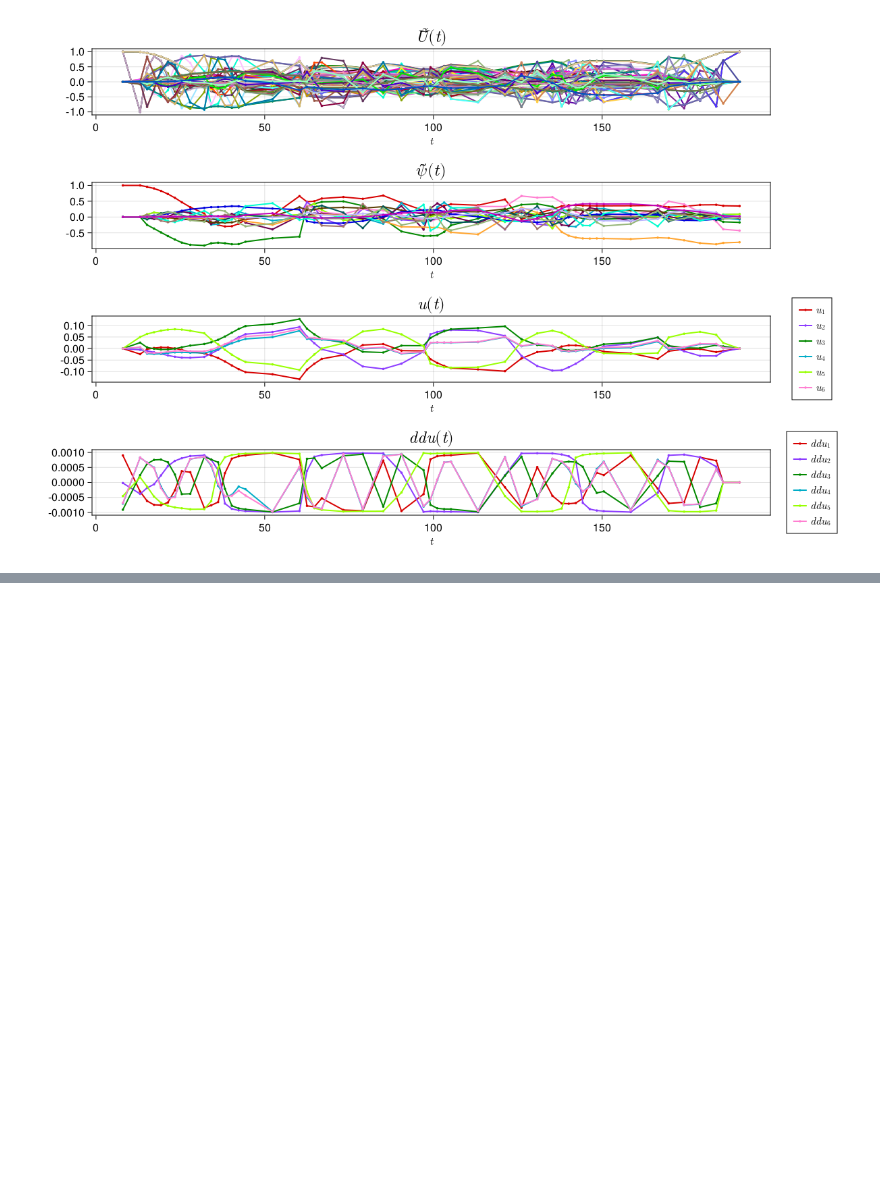
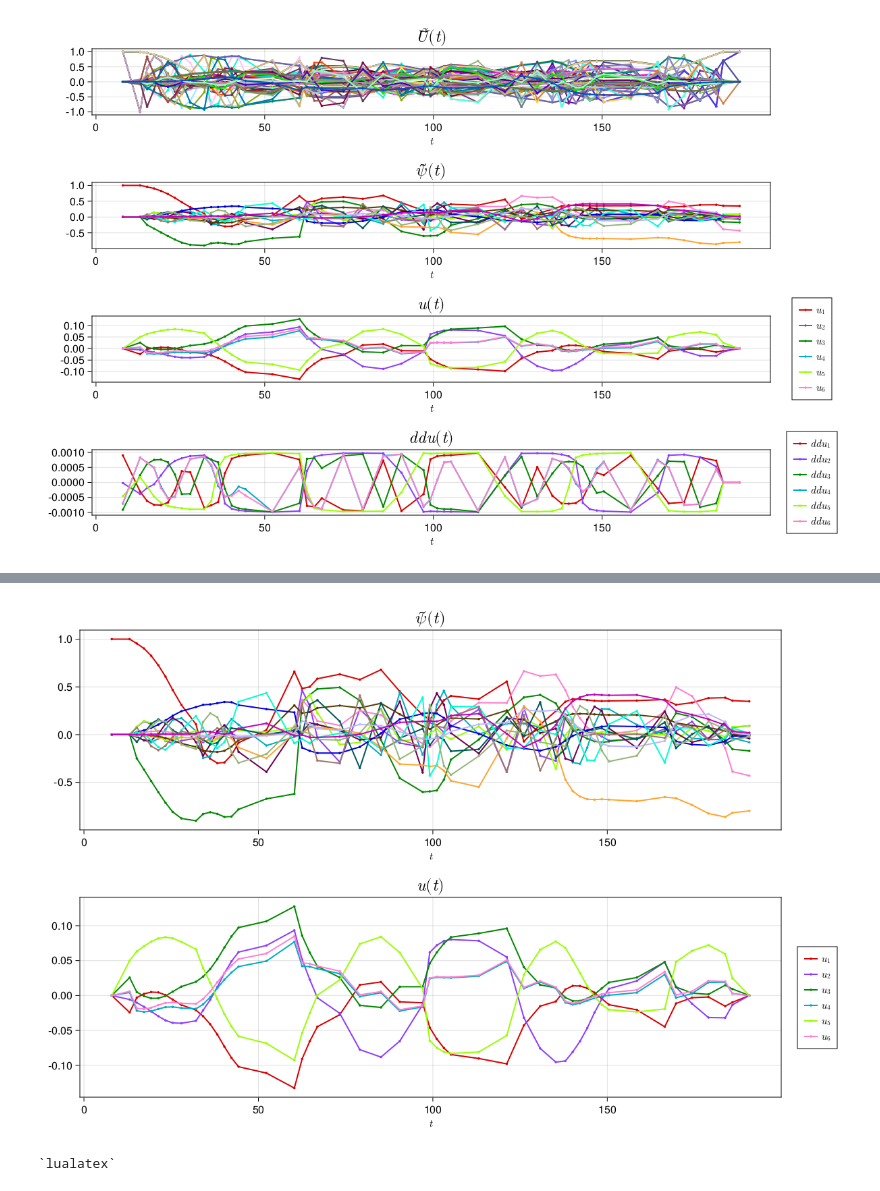
Before and after one commit to kestrelquantum/QuantumCollocation.jl, a Jupyter notebook: examples/notebooks/data_explorer.ipynb, the cells around one changed output, grey strips where cells are left out. Cells and saved outputs as stored; diff of their text form; code cells hidden in the pictures; blank space fills up the shorter version.

```diff
--- a/examples/notebooks/data_explorer.ipynb
+++ b/examples/notebooks/data_explorer.ipynb
@@ -23,0 +103,8 @@ UndefVarError: UndefVarError: qubit_system_state not defined
+# %%
+fig = plot(traj, [:ψ̃, :u]; ignored_labels=:ψ̃, dt_name=:Δt)
+# %% [output]
+[figure, added]
+# %%
+MakieTeX.CURRENT_TEX_ENGINE[] = `lualatex`
+# %% [output]
+`lualatex`
```
Also changed, not shown: parts of 5 cells of this notebook, 2 other files.
